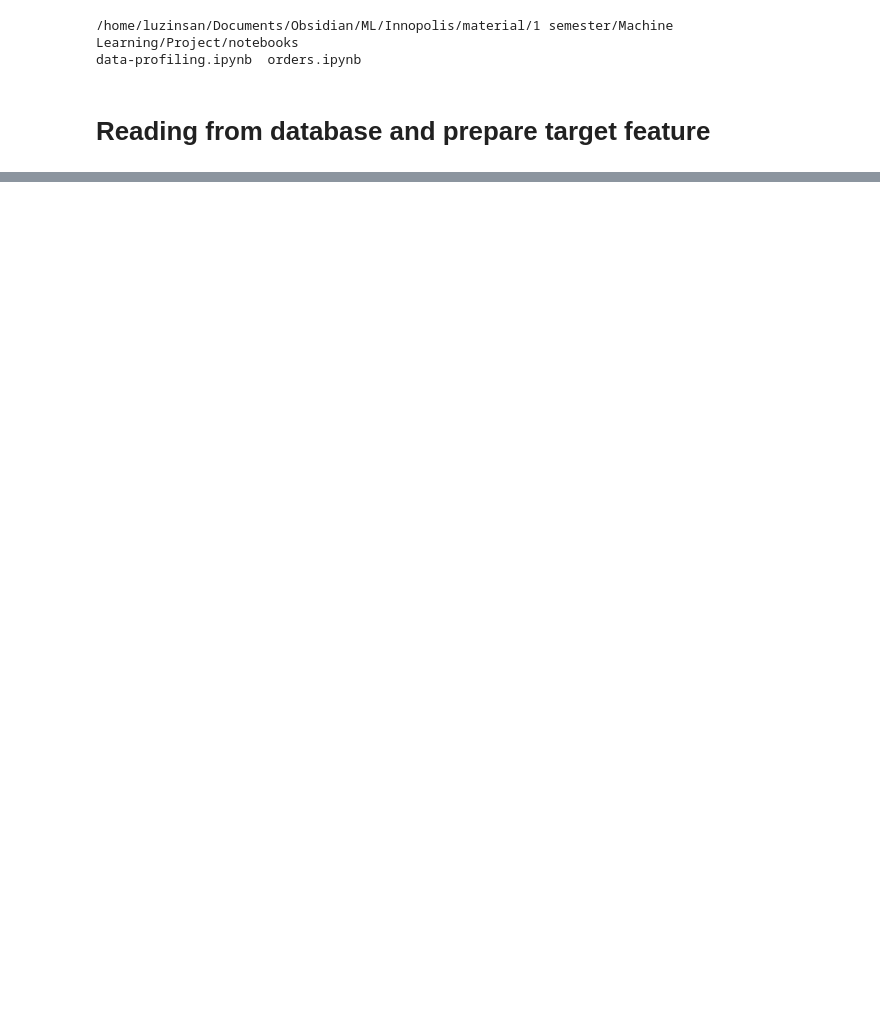
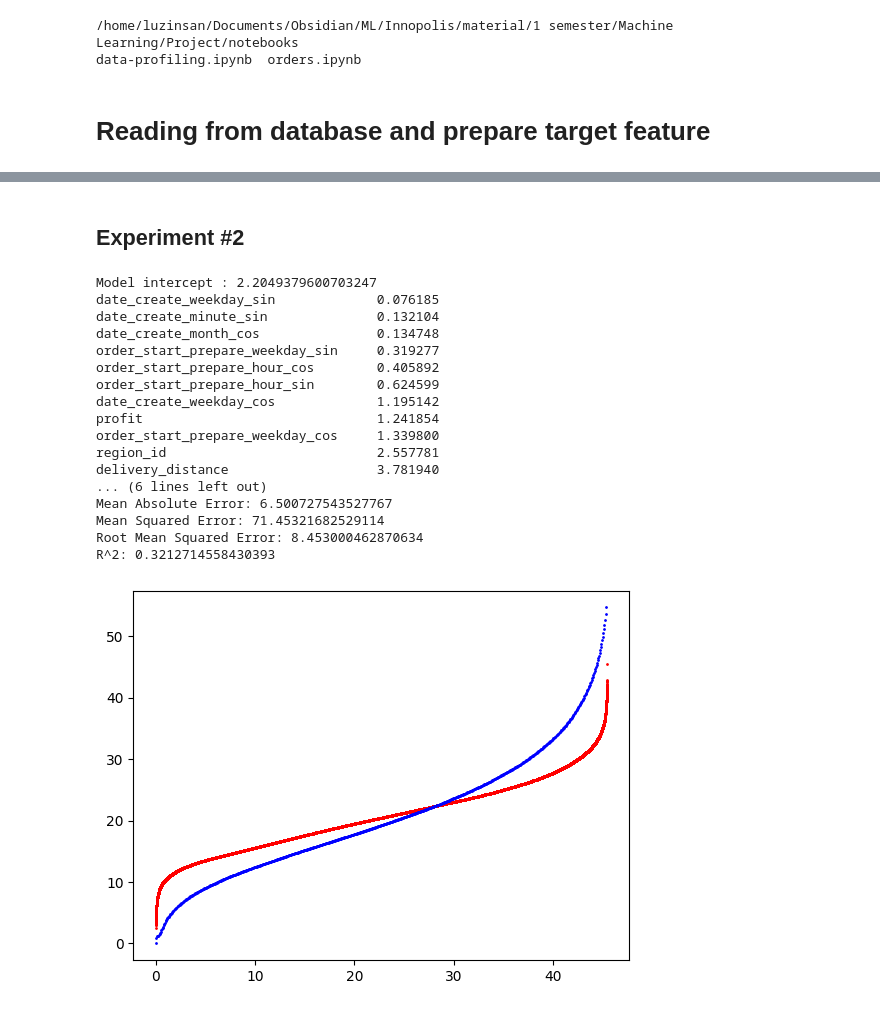
Before and after one commit to Luzinsan/ML_learn, a Jupyter notebook: ML/Innopolis/material/1 semester/Machine Learning/Project/notebooks/orders.ipynb, the cells around one changed output, grey strips where cells are left out. Cells and saved outputs as stored; diff of their text form; code cells hidden in the pictures; blank space fills up the shorter version.

```diff
--- a/ML/Innopolis/material/1 semester/Machine Learning/Project/notebooks/orders.ipynb
+++ b/ML/Innopolis/material/1 semester/Machine Learning/Project/notebooks/orders.ipynb
@@ -427,0 +391,15 @@ plt.plot(x_PCA, np.zeros(len(x_PCA)), '.', color="red", label="Projected")
+# %%
+from sklearn.linear_model import Lasso
+alpha = 0.01
+lasso = Lasso(alpha, random_state=42)
+lasso.fit(X_train_reg, y_train)
+
+y_pred = lasso.predict(X_test_reg)
+print('Mean Absolute Error:', metrics.mean_absolute_error(y_test, y_pred))
+print('Mean Squared Error:', metrics.mean_squared_error(y_test, y_pred))
+print('Root Mean Squared Error:', np.sqrt(metrics.mean_squared_error(y_test, y_pred)))
+print('R^2:', metrics.r2_score(y_test, y_pred))
+
+importance_features = abs(pd.Series(lasso.coef_, lasso.feature_names_in_)).sort_values()
+importance_features = importance_features[importance_features > 0]
+importance_features
@@ -427,0 +426,43 @@ plt.plot(x_PCA, np.zeros(len(x_PCA)), '.', color="red", label="Projected")
+# %% [markdown]
+## Experiment #2
+# %%
+X_train_reg = X_train[importance_features.index]
+X_test_reg = X_test[importance_features.index]
+# %%
+from sklearn.linear_model import LinearRegression
+
+regressor = LinearRegression()
+regressor.fit(X_train_reg, y_train)
+print(f"Model intercept : {regressor.intercept_}")
+print(abs(pd.Series(regressor.coef_, regressor.feature_names_in_)).sort_values(), '\n\n')
+
+y_pred = regressor.predict(X_test_reg)
+eval_df = pd.DataFrame({'Actual': y_test, 'Predicted': y_pred})
+
+x_axis = np.linspace(0, eval_df['Predicted'].max(), len(eval_df))
+plt.scatter(x_axis, eval_df['Predicted'].sort_values(), s=1, c='r')
+plt.scatter(x_axis[::200], eval_df['Actual'].sort_values()[::200], s=1, c='b')
+
+print('Mean Absolute Error:', metrics.mean_absolute_error(y_test, y_pred))
+print('Mean Squared Error:', metrics.mean_squared_error(y_test, y_pred))
+print('Root Mean Squared Error:', np.sqrt(metrics.mean_squared_error(y_test, y_pred)))
+print('R^2:', metrics.r2_score(y_test, y_pred))
+# %% [output]
+Model intercept : 2.2049379600703247
+date_create_weekday_sin             0.076185
+date_create_minute_sin              0.132104
+date_create_month_cos               0.134748
+order_start_prepare_weekday_sin     0.319277
+order_start_prepare_hour_cos        0.405892
+order_start_prepare_hour_sin        0.624599
+date_create_weekday_cos             1.195142
+profit                              1.241854
+order_start_prepare_weekday_cos     1.339800
+region_id                           2.557781
+delivery_distance                   3.781940
+... (6 lines left out)
+Mean Absolute Error: 6.500727543527767
+Mean Squared Error: 71.45321682529114
+Root Mean Squared Error: 8.453000462870634
+R^2: 0.3212714558430393
+[figure, added]
```
Also changed, not shown: parts of 87 cells of this notebook, 1 other file.
